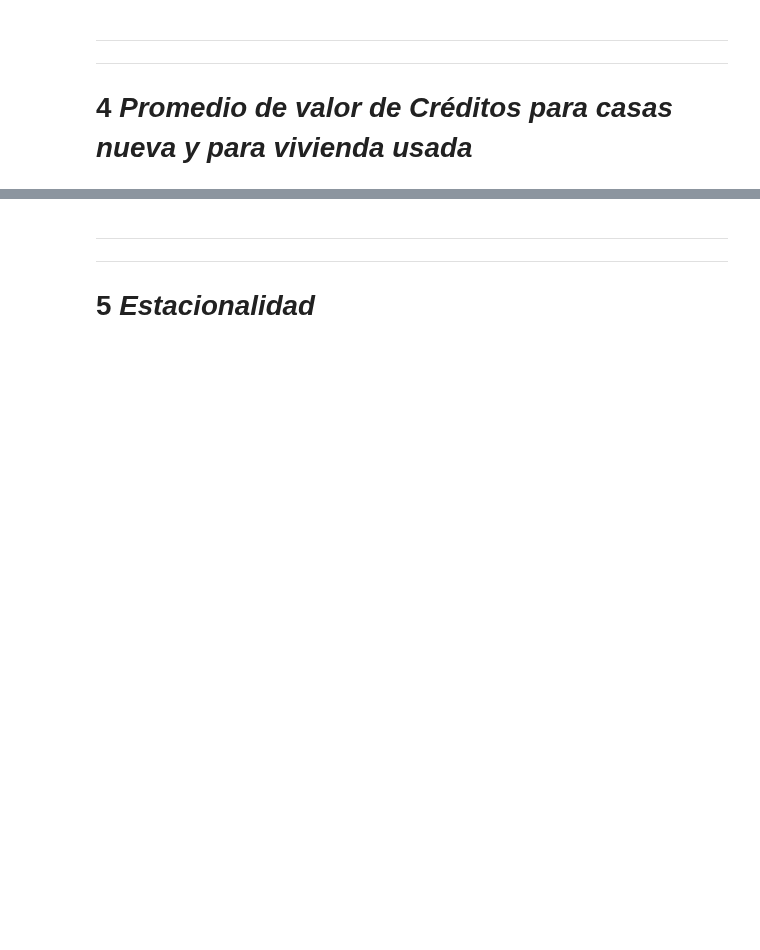
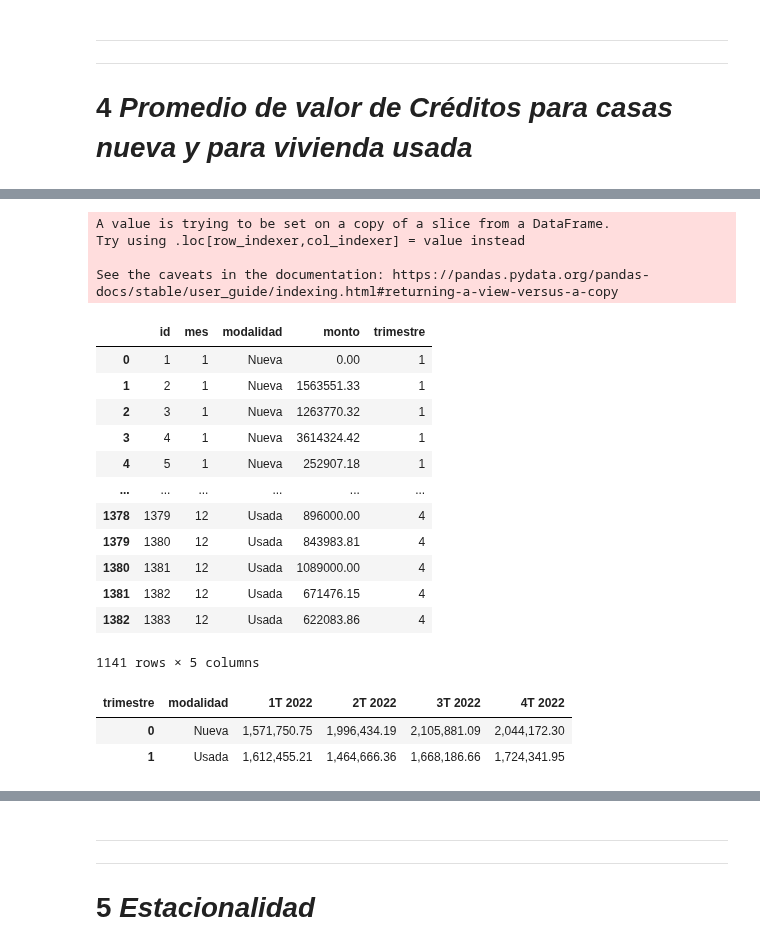
Before and after one commit to MiguelDWT4toCreativo/Datalpine, a Jupyter notebook: resources/jupyter/creditos_distribucion.ipynb, the cells around one changed output, grey strips where cells are left out. Drawn from its saved outputs; the diff is of its cells as text; code cells hidden in the pictures; blank space fills up the shorter version.

```diff
--- a/resources/jupyter/creditos_distribucion.ipynb
+++ b/resources/jupyter/creditos_distribucion.ipynb
@@ -772,0 +958,5 @@ ___
+# %%
+finance_2022_pachuca = df_financiamientos_2022_pachuca[['id','mes','modalidad','monto']]
+shape_2022 = finance_2022_pachuca.shape
+print(shape_2022)
+print(finance_2022_pachuca.head())
@@ -772,0 +971,55 @@ ___
+# %%
+# Crear un diccionario con las correspondencias entre número y categoría
+categorias = {
+    1: 'Nueva',
+    3: 'Usada'
+}
+# Reemplazar los valores de 'modalidad' con el texto correspondiente utilizando replace
+finance_2022_pachuca['modalidad'] = finance_2022_pachuca['modalidad'].replace(categorias)
+# Convertir los valores que no pertenecen a 'Nueva' o 'Usada' a '-'
+finance_2022_pachuca.loc[~finance_2022_pachuca['modalidad'].isin(['Nueva', 'Usada']), 'modalidad'] = '-'
+# Eliminar los registros que tienen '-' en la columna 'modalidad'
+finance_2022_pachuca = finance_2022_pachuca[finance_2022_pachuca['modalidad'] != '-']
+# Asignar el trimestre al que pertenecen
+finance_2022_pachuca['trimestre'] = (finance_2022_pachuca['mes'] - 1) // 3 + 1
+finance_2022_pachuca
+# %% [output]
+A value is trying to be set on a copy of a slice from a DataFrame.
+Try using .loc[row_indexer,col_indexer] = value instead
+
+See the caveats in the documentation: https://pandas.pydata.org/pandas-docs/stable/user_guide/indexing.html#returning-a-view-versus-a-copy
+|  | id | mes | modalidad | monto | trimestre |
+| 0 | 1 | 1 | Nueva | 0.00 | 1 |
+| 1 | 2 | 1 | Nueva | 1563551.33 | 1 |
+| 2 | 3 | 1 | Nueva | 1263770.32 | 1 |
+| 3 | 4 | 1 | Nueva | 3614324.42 | 1 |
+| 4 | 5 | 1 | Nueva | 252907.18 | 1 |
+| ... | ... | ... | ... | ... | ... |
+| 1378 | 1379 | 12 | Usada | 896000.00 | 4 |
+| 1379 | 1380 | 12 | Usada | 843983.81 | 4 |
+| 1380 | 1381 | 12 | Usada | 1089000.00 | 4 |
+| 1381 | 1382 | 12 | Usada | 671476.15 | 4 |
+| 1382 | 1383 | 12 | Usada | 622083.86 | 4 |
+1141 rows × 5 columns
+# %%
+# Agrupar por 'modalidad' y 'mes', calcular el promedio del 'monto'
+promedio_monto_por_modalidad_mes = finance_2022_pachuca.groupby(['modalidad', 'trimestre'])['monto'].mean().unstack()
+# Formatear los valores del promedio para que se muestren con comas para separar los miles y dos decimales
+promedio_monto_por_modalidad_mes = promedio_monto_por_modalidad_mes.applymap('{:,.2f}'.format)
+# Resetear el índice para convertir el DataFrame a un formato normal
+promedio_monto_por_modalidad_mes = promedio_monto_por_modalidad_mes.reset_index()
+
+# Eliminar la columna 'trimestre'
+#promedio_monto_por_modalidad_mes = promedio_monto_por_modalidad_mes.drop(columns=['trimestre'])
+# Cambiar los nombres de las columnas
+promedio_monto_por_modalidad_mes = promedio_monto_por_modalidad_mes.rename(columns={
+    1: '1T 2022',
+    2: '2T 2022',
+    3: '3T 2022',
+    4: '4T 2022'
+})
+promedio_monto_por_modalidad_mes
+# %% [output]
+| trimestre | modalidad | 1T 2022 | 2T 2022 | 3T 2022 | 4T 2022 |
+| 0 | Nueva | 1,571,750.75 | 1,996,434.19 | 2,105,881.09 | 2,044,172.30 |
+| 1 | Usada | 1,612,455.21 | 1,464,666.36 | 1,668,186.66 | 1,724,341.95 |
```
Also changed, not shown: parts of 12 cells of this notebook, 4 other files.
